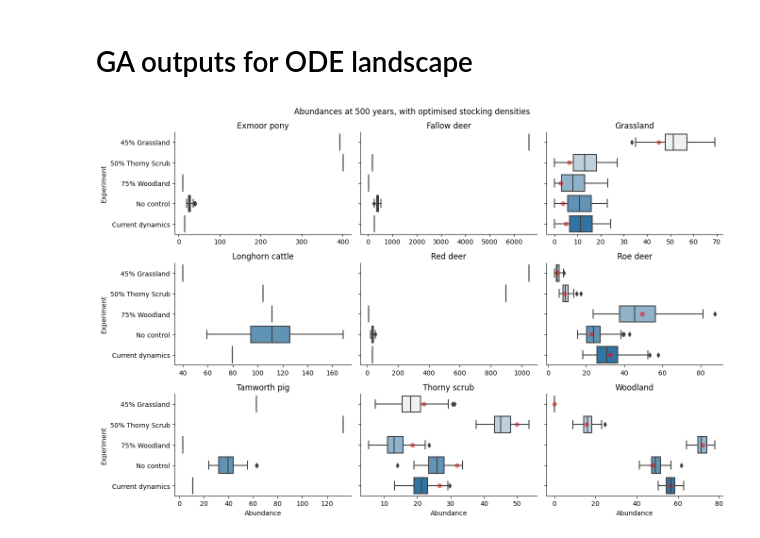
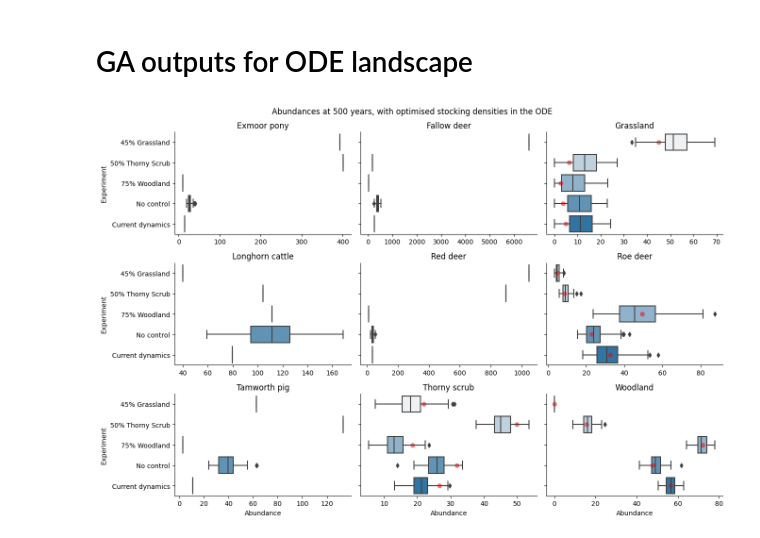
Before and after one commit to emjneil/rewilding_resilience, a Jupyter notebook: graphing_landscape.ipynb, the cells around one changed output. Drawn from its saved outputs; the diff is of its cells as text; code cells hidden in the pictures.

```diff
--- a/graphing_landscape.ipynb
+++ b/graphing_landscape.ipynb
@@ -450,32 +450,32 @@ red_dot_locations = {
     'thornyScrub': {
         'Exp 1': {'x': [5.1*4.3], 'y': [0]},
         'Exp 2': {'x': [11.6*4.3], 'y': [1]},
         'Exp 3': {'x': [4.3*4.3], 'y': [2]},
         'Exp 4': {'x': [7.4*4.3], 'y': [3]},
         'Exp 5': {'x': [6.2*4.3], 'y': [4]}
             },
     'woodland': {
         'Exp 1': {'x': [0*5.8], 'y': [0]},
         'Exp 2': {'x': [2.7*5.8], 'y': [1]},
         'Exp 3': {'x': [12.4*5.8], 'y': [2]},
         'Exp 4': {'x': [8.2*5.8], 'y': [3]},
         'Exp 5': {'x': [9.7*5.8], 'y': [4]}
             },
 }
 
 
 # Iterate over each facet and add red dots at the specified locations
 for ax, variable, title in zip(g.axes.flat, end['Variable'].unique(), titles):
     ax.set_title(title)
     locations = red_dot_locations.get(variable, {})
     for experiment, locs in locations.items():
         ax.scatter(locs['x'], locs['y'], color='red', alpha=0.5)
 
-plt.suptitle('Abundances at 500 years, with optimised stocking densities')
+plt.suptitle('Abundances at 500 years, with optimised stocking densities in the ODE')
 # Adjust spacing between subplots
 g.tight_layout()
 
 # Display the plot
 plt.show()
 # %% [output]
-[figure, old version]
+[figure, new version]
```
Also changed, not shown: parts of 5 cells of this notebook.
